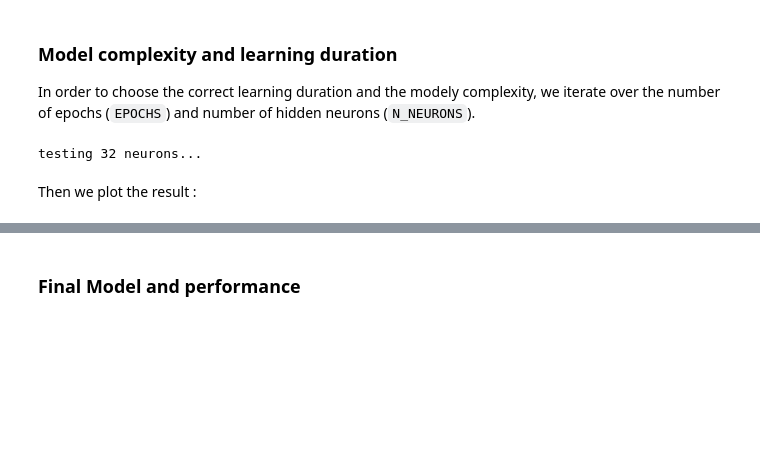
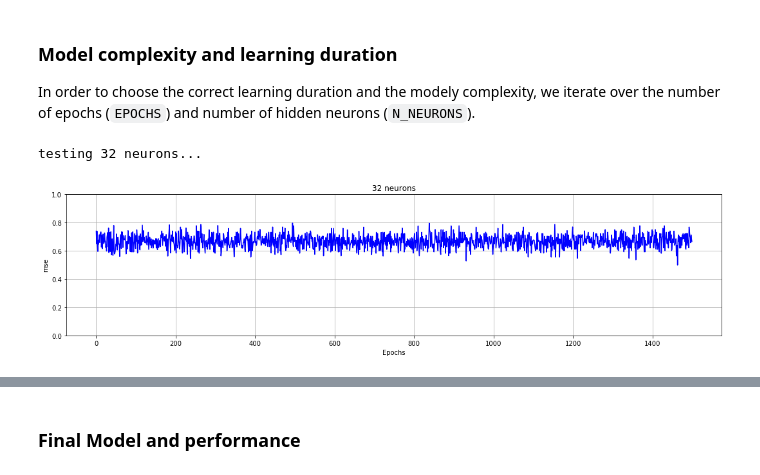
Before and after one commit to LifangHe/speaker-recognition, a Jupyter notebook: speaker_recognition_64.ipynb, the cells around one changed output, grey strips where cells are left out. Drawn from its saved outputs; the diff is of its cells as text; code cells hidden in the pictures; blank space fills up the shorter version.

```diff
--- a/speaker_recognition_64.ipynb
+++ b/speaker_recognition_64.ipynb
@@ -63,27 +45,29 @@ In order to choose the correct learning duration and the modely complexity, we i
 # %%
 N_INITS = 1
 EPOCHS = 1500
 #N_NEURONS = [2, 4] #, 8, 16, 32]
 N_NEURONS = [32]
 LEARNING_RATE = 0.001
 MOMENTUM = 0.9
 
-dataset = create_dataset([('natural_kid', -1), ('natural_female', 0), ('natural_kid', 1)], FILES, MFCC_COEFFS)
+dataset = util.create_dataset([('natural_kid', -1), ('natural_female', 0), ('natural_kid', 1)], FILES, MFCC_COEFFS)
 dataset_input = dataset[:, :-1]     # filter only input values (n-1 first values)
 dataset_output = dataset[:, -1:]    # filter only the output class (last value)
 
 MSE = np.zeros((len(N_NEURONS), N_INITS, EPOCHS))
 for index, n_neurons in enumerate(N_NEURONS):
     print 'testing', n_neurons, 'neurons...'
     nn = MLP([MFCC_COEFFS, n_neurons, 1], 'logistic')
 
     for i in np.arange(N_INITS):
         nn.init_weights()
         MSE[index, i, :] = nn.fit((dataset_input, dataset_output),
                                   learning_rate=LEARNING_RATE,
                                   momentum=MOMENTUM,
                                   epochs=EPOCHS)
+
+
+util.print_mse(MSE, N_NEURONS)
 # %% [output]
 testing 32 neurons...
+[figure, added]
-# %% [markdown]
-Then we plot the result :
```
Also changed, not shown: parts of 10 cells of this notebook, 3 other files.
